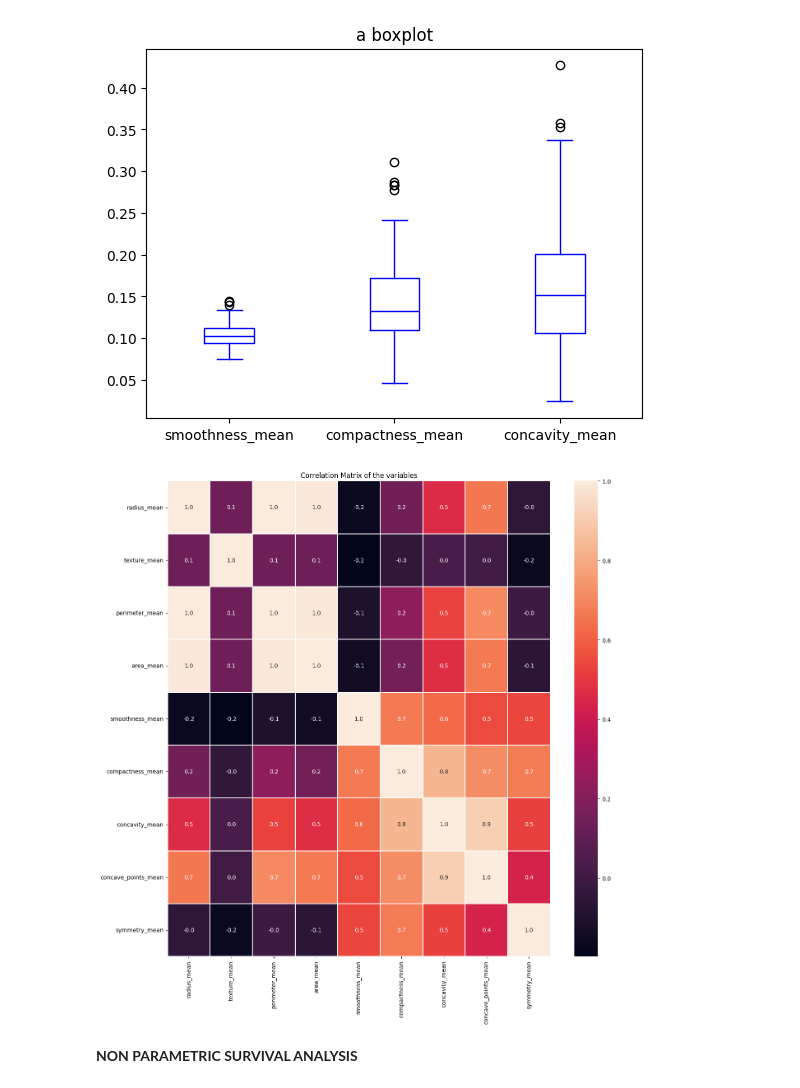
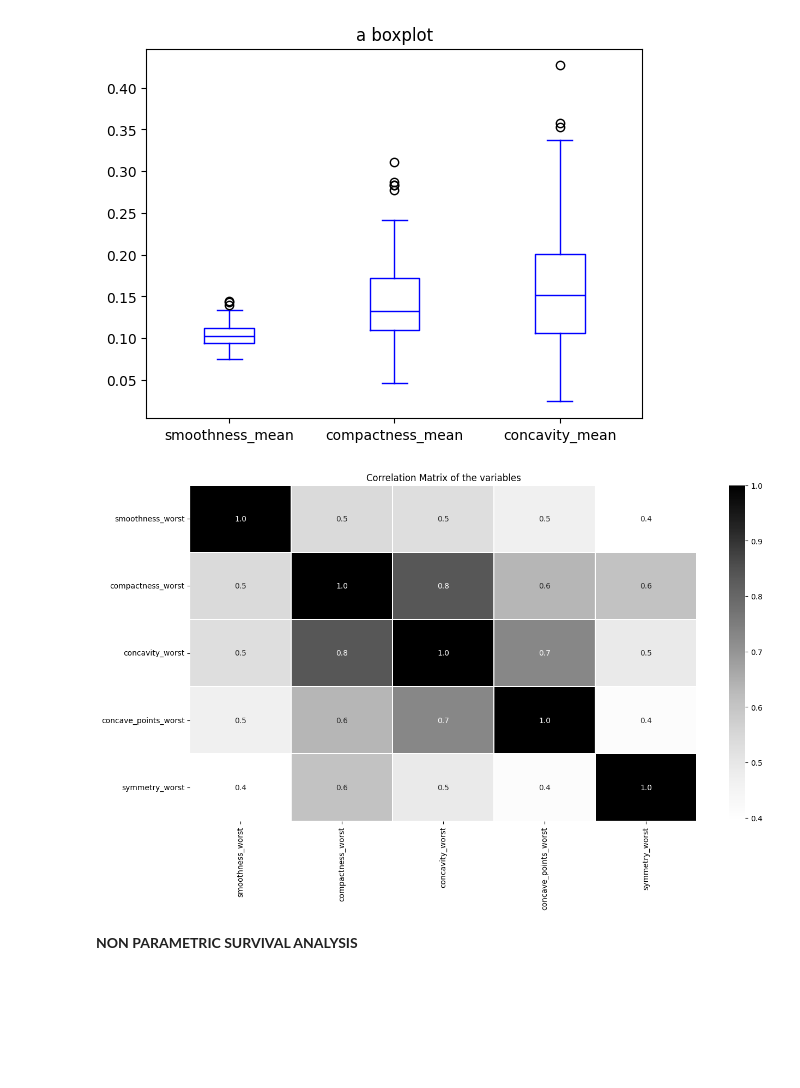
Before and after one commit to Ru-ka01/Breast_Cancer_Prognosis, a Jupyter notebook: Breast_Cancer.ipynb, the cells around one changed output. Saved outputs shown, nothing was run; the diff lists cells and outputs as text; code cells hidden in the pictures; blank space fills up the shorter version.

```diff
--- a/Breast_Cancer.ipynb
+++ b/Breast_Cancer.ipynb
@@ -13,22 +13,22 @@ from sklearn.model_selection import train_test_split
 from lifelines.utils import concordance_index
 # %%
 # To load Cancer's dataset directly from the web-url run this
-# url = 'https://archive.ics.uci.edu/ml/machine-learning-databases/breast-cancer-wisconsin/wpbc.data'
-# column_names = [
-#     'ID', 'Outcome', 'Time', 'radius_mean', 'texture_mean', 'perimeter_mean',
-#     'area_mean', 'smoothness_mean', 'compactness_mean', 'concavity_mean',
-#     'concave_points_mean', 'symmetry_mean', 'fractal_dimension_mean',
-#     'radius_se', 'texture_se', 'perimeter_se', 'area_se', 'smoothness_se',
-#     'compactness_se', 'concavity_se', 'concave_points_se', 'symmetry_se',
-#     'fractal_dimension_se', 'radius_worst', 'texture_worst', 'perimeter_worst',
-#     'area_worst', 'smoothness_worst', 'compactness_worst', 'concavity_worst',
-#     'concave_points_worst', 'symmetry_worst', 'fractal_dimension_worst',
-#     'Tumor_Size', 'Lymph_Node_Status'
-# ]
-# # Load the dataset
-# data = pd.read_csv(url, header=None, names=column_names)
-data = pd.read_csv('data.csv')
-data=data.drop(columns='Unnamed: 0')
+url = 'https://archive.ics.uci.edu/ml/machine-learning-databases/breast-cancer-wisconsin/wpbc.data'
+column_names = [
+    'ID', 'Outcome', 'Time', 'radius_mean', 'texture_mean', 'perimeter_mean',
+    'area_mean', 'smoothness_mean', 'compactness_mean', 'concavity_mean',
+    'concave_points_mean', 'symmetry_mean', 'fractal_dimension_mean',
+    'radius_se', 'texture_se', 'perimeter_se', 'area_se', 'smoothness_se',
+    'compactness_se', 'concavity_se', 'concave_points_se', 'symmetry_se',
+    'fractal_dimension_se', 'radius_worst', 'texture_worst', 'perimeter_worst',
+    'area_worst', 'smoothness_worst', 'compactness_worst', 'concavity_worst',
+    'concave_points_worst', 'symmetry_worst', 'fractal_dimension_worst',
+    'Tumor_Size', 'Lymph_Node_Status'
+]
+# Load the dataset
+data = pd.read_csv(url, header=None, names=column_names)
+# data = pd.read_csv('data.csv')
+# data=data.drop(columns='Unnamed: 0')
 
 display(data)
 # %% [output]
@@ -116,7 +116,7 @@ data.drop(labels='ID',axis=1).describe().round(4).T.drop('count', axis=1)
 | Tumor_Size | 2.8675 | 1.9506 | 0.4000 | 1.5000 | 2.5000 | 3.5000 | 10.0000 |
 # %%
 # histogram of Time and radius mean
-data['event'] = data['Outcome'].apply(lambda x: 1 if x == 'N' else 0)
+data['event'] = data['Outcome'].apply(lambda x: 1 if x == 'R' else 0)
 
 fig, axes = plt.subplots(nrows=2, ncols=2, figsize=(15, 10))
 axes[0,0].hist(data.Time,bins=20,color='lightblue' ,edgecolor='white')
@@ -126,9 +126,6 @@ axes[0,0].set_title('Histogram of Raw Time')
 axes[0,1].hist(data.loc[data['event'] == 0]['Time'],bins=30,edgecolor='white')
 axes[0,1].set_title('Distribution of Censored Time')
 
-# axes[0,1].hist(data.radius_mean,color='lightgreen' ,edgecolor='white')
-# axes[0,1].set_title('Histogram of radius mean')
-
 axes[1,0].hist(data.texture_mean,color='lightblue' ,edgecolor='white')
 axes[1,0].set_title('Histogram of texture mean')
 
@@ -147,16 +144,15 @@ plt.show()
 [figure]
 # %%
 #correlation matrix to understand the relationship between variables
-fig,ax=plt.subplots(figsize = (15,15))
-# sns.heatmap(data.drop(columns=['ID','Outcome'], axis=1).corr(),annot= True,linewidths=0.3,fmt = ".1f",ax=ax)
-sns.heatmap(data.drop(columns=['ID','Outcome']).iloc[:,1:10].corr(),annot= True,linewidths=0.3,fmt = ".1f",ax=ax)
+fig,ax=plt.subplots(figsize = (15,8))
+sns.heatmap(data.drop(columns=['ID','Outcome']).iloc[:,25:30].corr(),annot= True,linewidths=0.3,fmt = ".1f",ax=ax, cmap='Greys')
 plt.xticks(rotation=90)
 plt.yticks(rotation=0)
 plt.title('Correlation Matrix of the variables')
 
 plt.show()
 # %% [output]
-[figure, old version]
+[figure, new version]
 # %% [markdown]
 <B>NON PARAMETRIC SURVIVAL ANALYSIS<b>
 # %%
```
Also changed, not shown: parts of 9 cells of this notebook.
